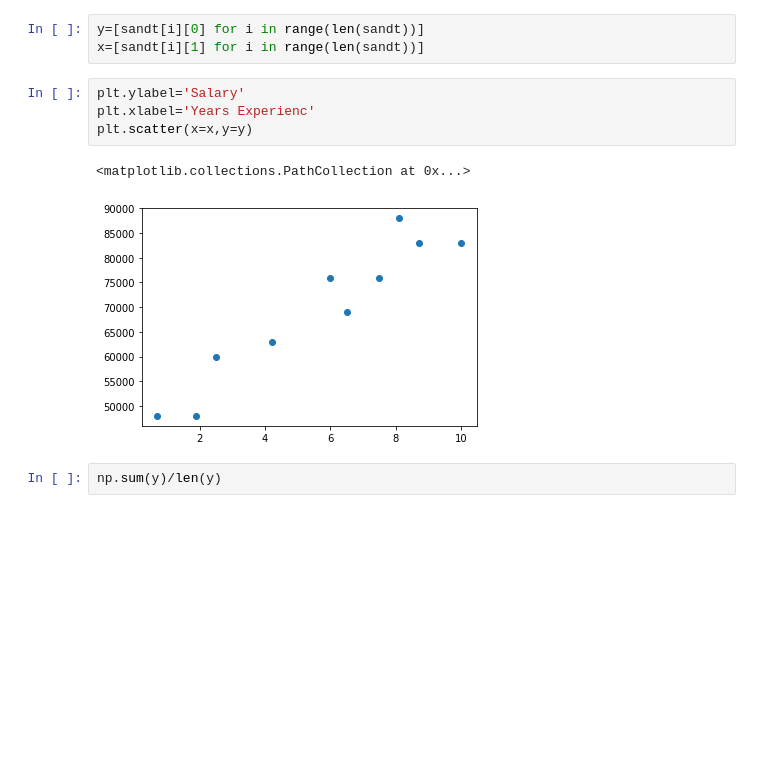
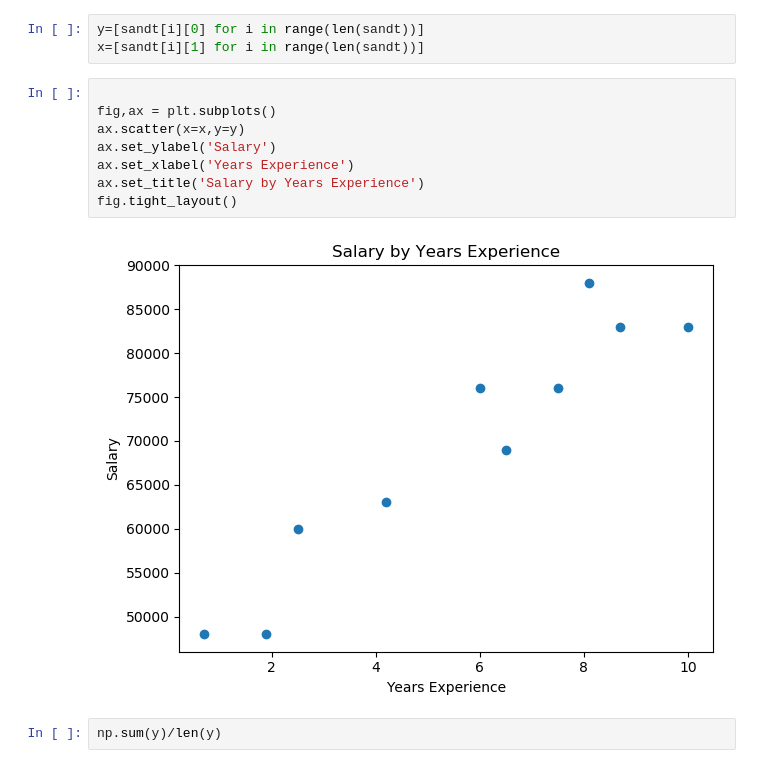
Before and after one commit to johnkflam/ds_from_scratch, a Jupyter notebook: 3. Salaries and Experience.ipynb, the cells around one changed output. Saved outputs shown, nothing was run; the diff lists cells and outputs as text; blank space fills up the shorter version.

```diff
--- a/3. Salaries and Experience.ipynb
+++ b/3. Salaries and Experience.ipynb
@@ -45,13 +45,16 @@ sandt
 # %%
 y=[sandt[i][0] for i in range(len(sandt))]
 x=[sandt[i][1] for i in range(len(sandt))]
-# %%
-plt.ylabel='Salary'
-plt.xlabel='Years Experienc'
-plt.scatter(x=x,y=y)
-# %% [output]
-<matplotlib.collections.PathCollection at 0x...>
-[figure, removed]
+# %%
+
+fig,ax = plt.subplots()
+ax.scatter(x=x,y=y)
+ax.set_ylabel('Salary')
+ax.set_xlabel('Years Experience')
+ax.set_title('Salary by Years Experience')
+fig.tight_layout()
+# %% [output]
+[figure, added]
 # %%
 np.sum(y)/len(y)
 # %% [output]
```
Also changed, not shown: 1 other file.
